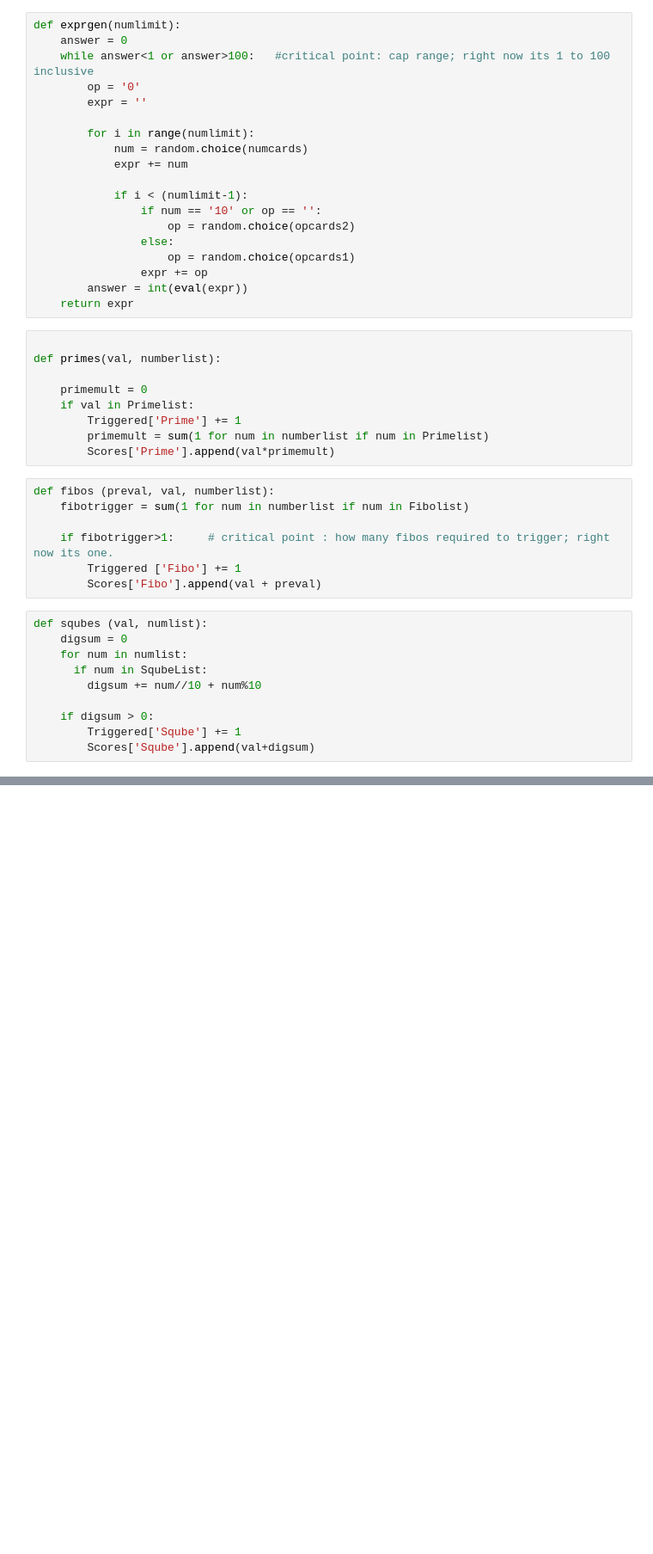
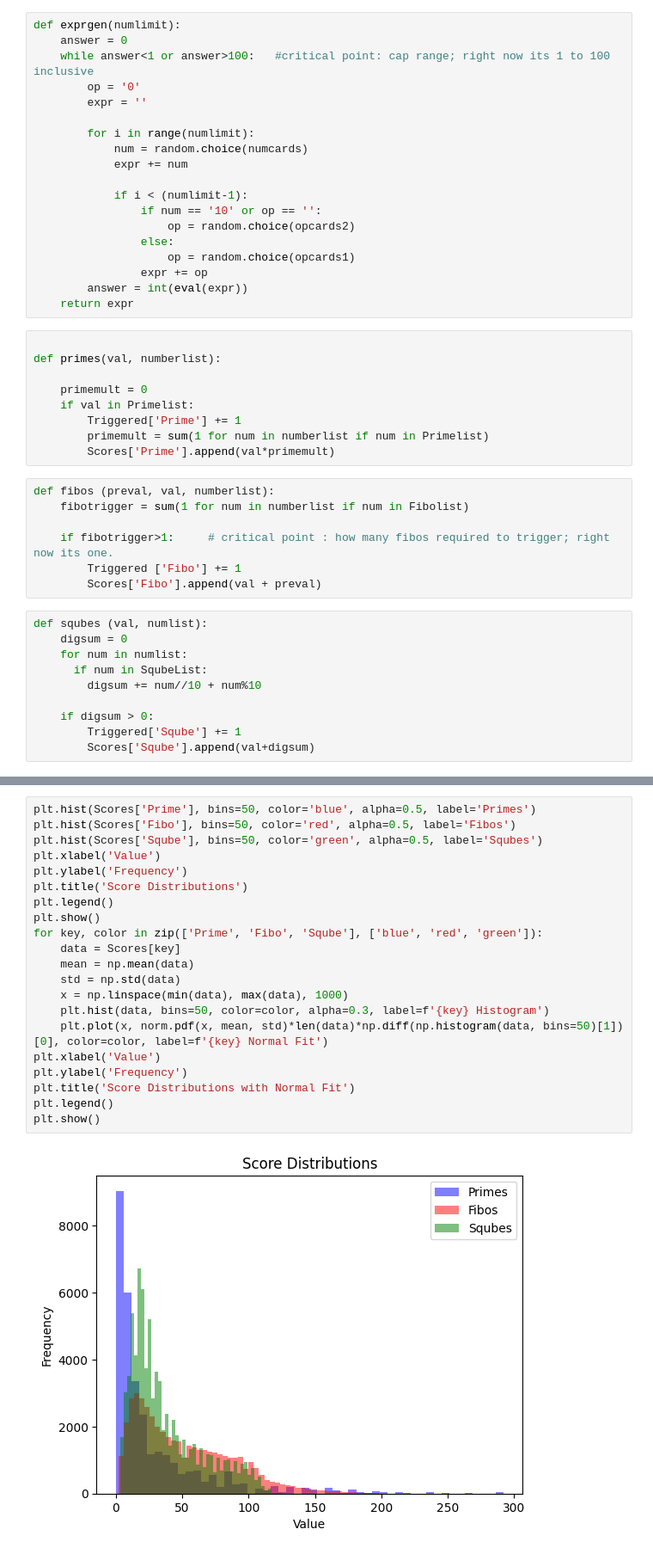
Before and after one commit to TheVinculum/Mathscryption, a Jupyter notebook: ACE/mainprogjupyter.ipynb, the cells around one changed output, grey strips where cells are left out. Shown at 86% size. Saved outputs shown, nothing was run; the diff lists cells and outputs as text; blank space fills up the shorter version.

```diff
--- a/ACE/mainprogjupyter.ipynb
+++ b/ACE/mainprogjupyter.ipynb
@@ -95,0 +168,23 @@ print(Triggered)
+# %%
+plt.hist(Scores['Prime'], bins=50, color='blue', alpha=0.5, label='Primes')
+plt.hist(Scores['Fibo'], bins=50, color='red', alpha=0.5, label='Fibos')
+plt.hist(Scores['Sqube'], bins=50, color='green', alpha=0.5, label='Squbes')
+plt.xlabel('Value')
+plt.ylabel('Frequency')
+plt.title('Score Distributions')
+plt.legend()
+plt.show()
+for key, color in zip(['Prime', 'Fibo', 'Sqube'], ['blue', 'red', 'green']):
+    data = Scores[key]
+    mean = np.mean(data)
+    std = np.std(data)
+    x = np.linspace(min(data), max(data), 1000)
+    plt.hist(data, bins=50, color=color, alpha=0.3, label=f'{key} Histogram')
+    plt.plot(x, norm.pdf(x, mean, std)*len(data)*np.diff(np.histogram(data, bins=50)[1])[0], color=color, label=f'{key} Normal Fit')
+plt.xlabel('Value')
+plt.ylabel('Frequency')
+plt.title('Score Distributions with Normal Fit')
+plt.legend()
+plt.show()
+# %% [output]
+[figure, added]
```
Also changed, not shown: parts of 9 cells of this notebook.
